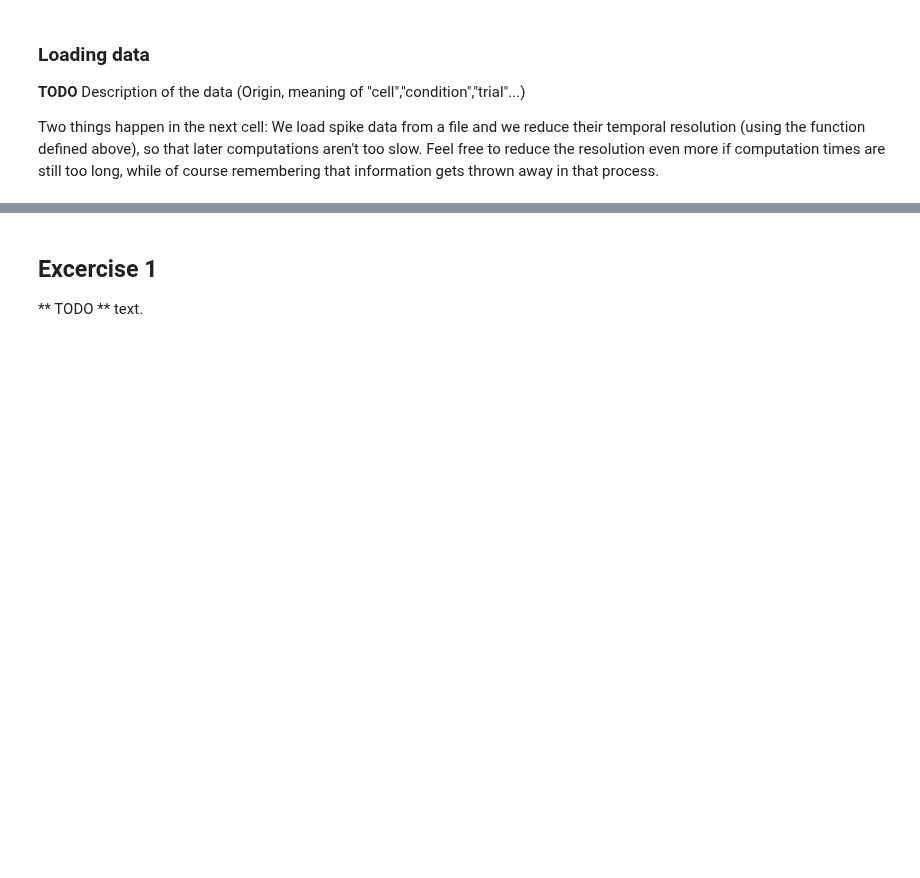
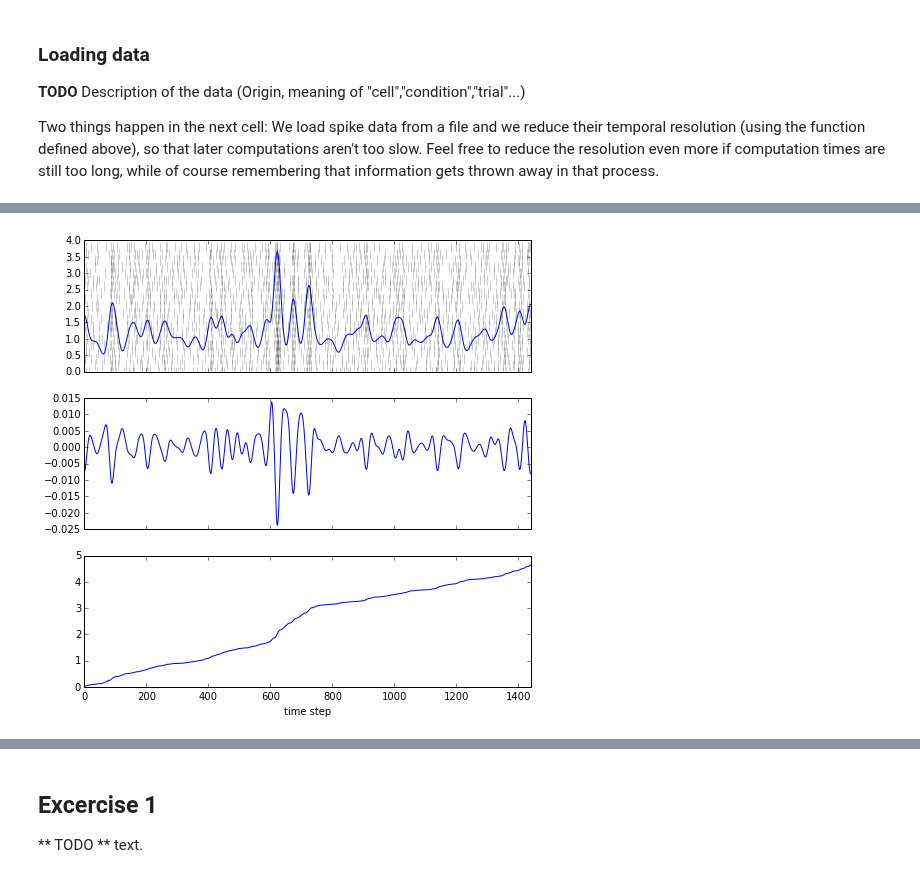
Before and after one commit to cknd/decoding, a Jupyter notebook: 02 [Solution] Part 2 - GLM.ipynb, the cells around one changed output, grey strips where cells are left out. Cells and saved outputs as stored; diff of their text form; code cells hidden in the pictures; blank space fills up the shorter version.

```diff
--- a/02 [Solution] Part 2 - GLM.ipynb
+++ b/02 [Solution] Part 2 - GLM.ipynb
@@ -135,0 +91,29 @@ array([    0.        ,   205.71428571,   411.42857143,   617.14285714,
+# %%
+spiketrain_gauss    = gaussian_filter1d(all_spiketrains.sum(axis=0), sigma=sigma, order=0)
+spiketrain_gauss_d2 = gaussian_filter1d(all_spiketrains.sum(axis=0), sigma=sigma, order=2)
+
+def calc_cum_curv(y, sigma=10):
+    """ Calculates the curvature of the smoothed vector `y`"""
+    return np.cumsum(abs(gaussian_filter1d(y, sigma=sigma, order=2)))
+
+cumulative_curvature = calc_cum_curv(all_spiketrains.sum(axis=0), sigma=sigma)
+
+spike_y,spike_t = np.where(all_spiketrains)
+
+figure(figsize=(8,8))
+ax1=subplot(3,1,1)
+plot(spiketrain_gauss)
+plot(spike_t,spike_y*4.0/N,"k|", alpha=0.4,ms=10)
+
+ax2=subplot(3,1,2, sharex=ax1)
+plot(spiketrain_gauss_d2)
+
+ax3=subplot(3,1,3, sharex=ax1)
+plot(cumulative_curvature)
+xlim([0,T])
+xlabel('time step')
+
+for label in ax1.get_xticklabels() + ax2.get_xticklabels():
+    label.set_visible(False)
+# %% [output]
+[figure, added]
```
Also changed, not shown: parts of 11 cells of this notebook, 2 other files.
